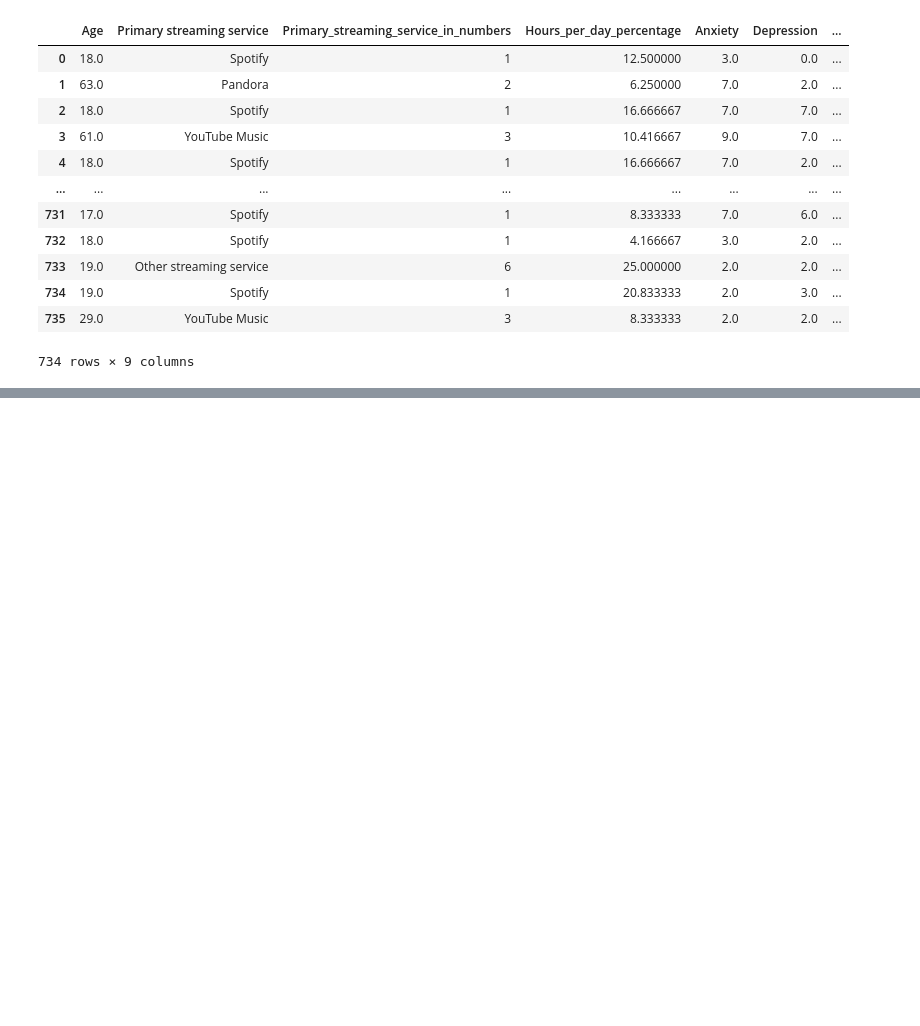
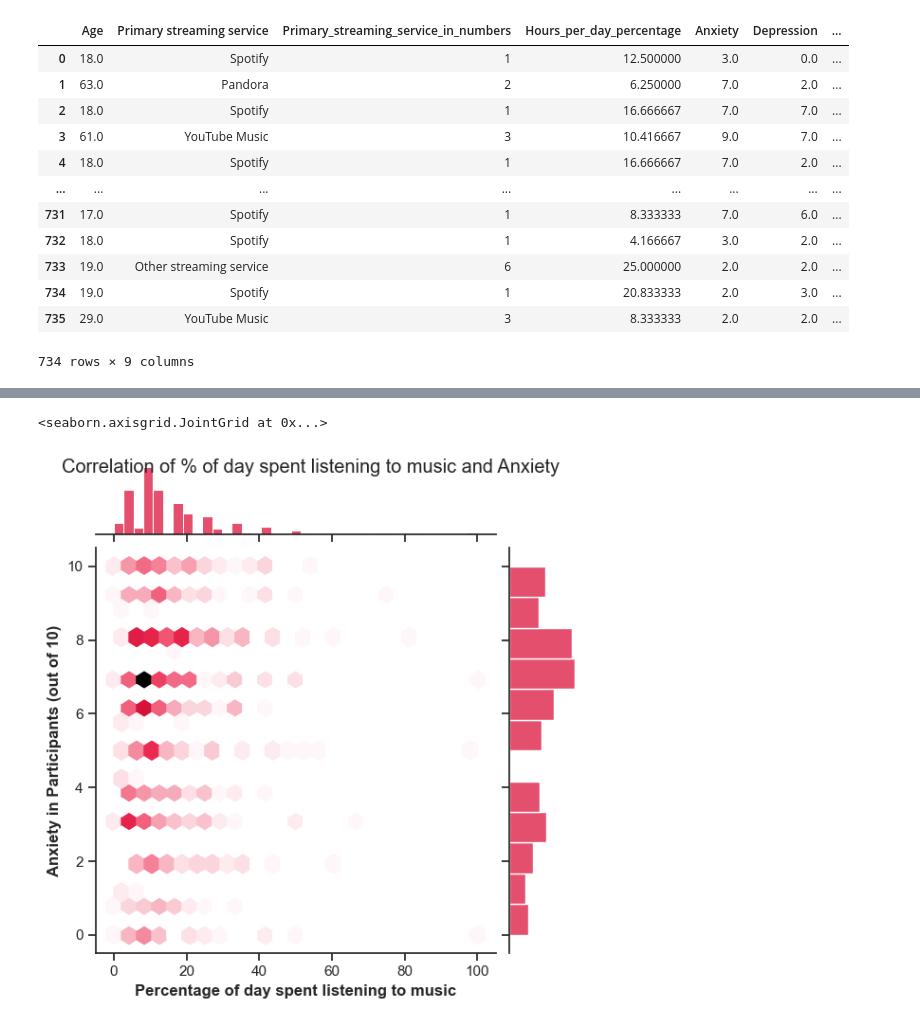
Before and after one commit to ubco-W2022T2-data301/project-group-group12, a Jupyter notebook: analysis/analysisZainab.ipynb, the cells around one changed output, grey strips where cells are left out. Saved outputs shown, nothing was run; the diff lists cells and outputs as text; code cells hidden in the pictures; blank space fills up the shorter version.

```diff
--- a/analysis/analysisZainab.ipynb
+++ b/analysis/analysisZainab.ipynb
@@ -974,0 +865,9 @@ ModuleNotFoundError: No module named 'code.project_functions_Zainab'; 'code' is
+# %%
+plotone = sns.jointplot(data=df1, x="Hours per day in %", y="Anxiety", kind="hex", color='crimson')
+plotone.ax_joint.set_xlabel('Percentage of day spent listening to music', fontweight='bold')
+plotone.ax_joint.set_ylabel('Anxiety in Participants (out of 10)', fontweight='bold')
+plotone.fig.suptitle('Correlation of % of day spent listening to music and Anxiety')
+plotone
+# %% [output]
+<seaborn.axisgrid.JointGrid at 0x...>
+[figure, added]
```
Also changed, not shown: parts of 44 cells of this notebook.
